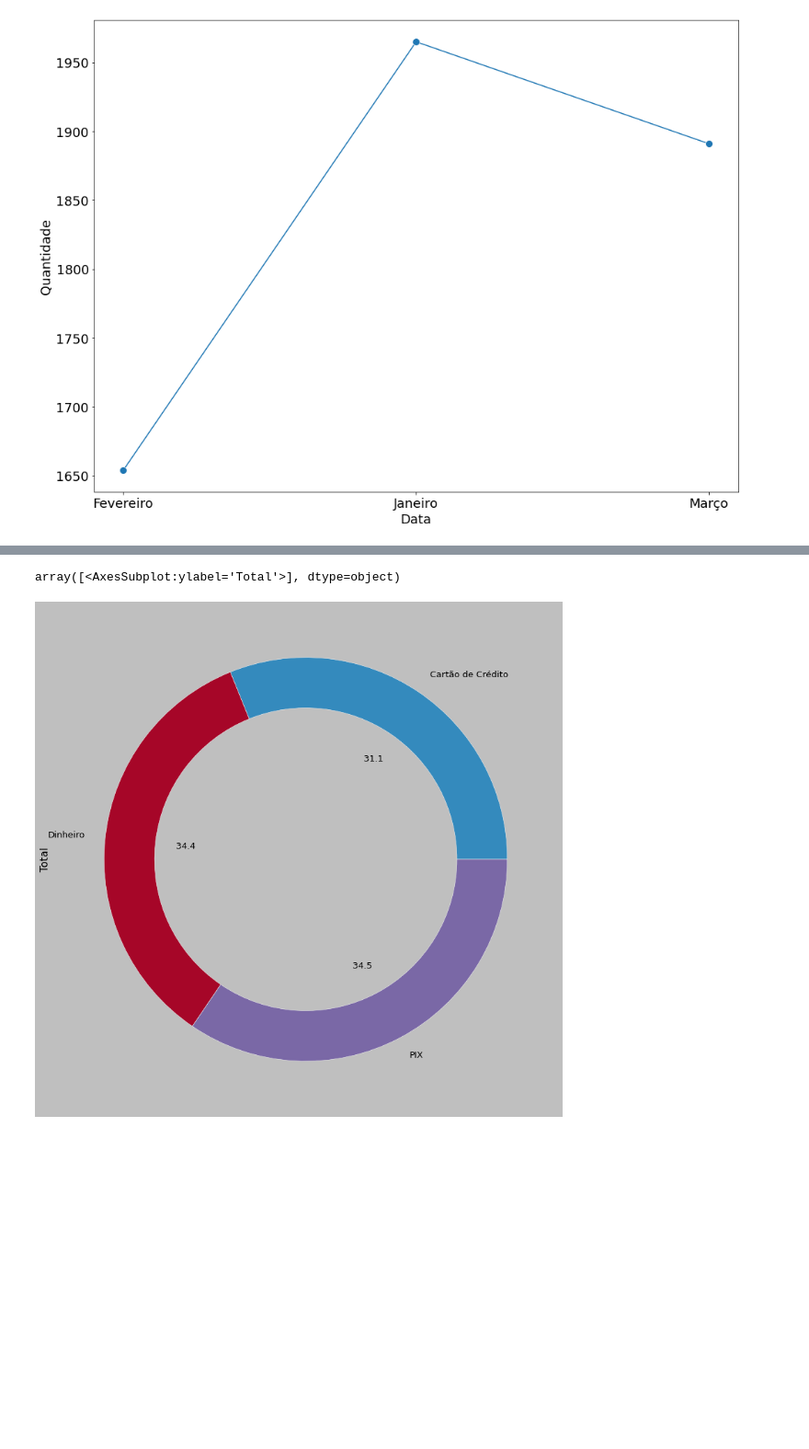
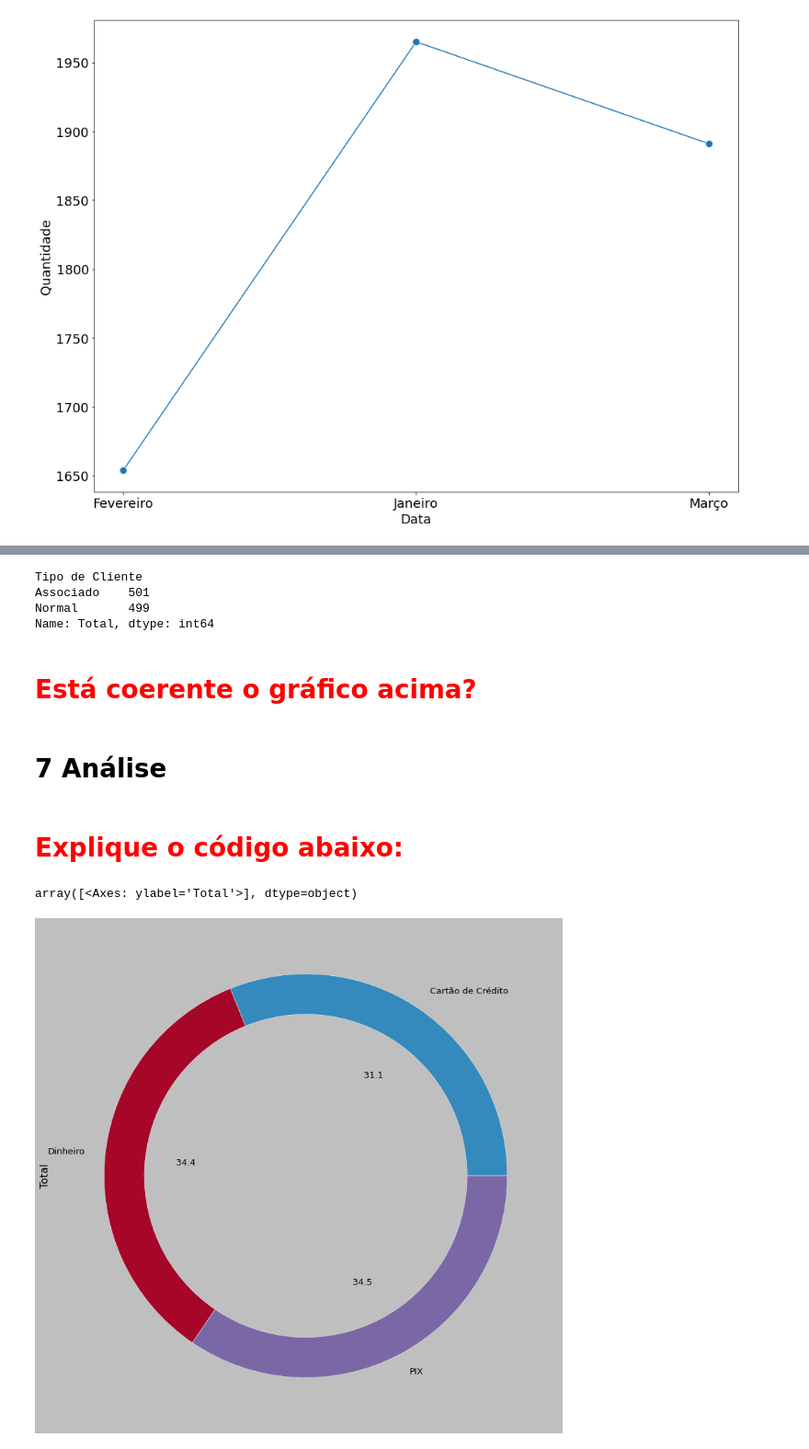
Before and after one commit to Sammus-s/Mineracao-de-Dados, a Jupyter notebook: Primeira_Analise_Dados.ipynb, the cells around one changed output, grey strips where cells are left out. Shown: that part at 92% size. Drawn from its saved outputs; the diff is of its cells as text; code cells hidden in the pictures; blank space fills up the shorter version.

```diff
--- a/Primeira_Analise_Dados.ipynb
+++ b/Primeira_Analise_Dados.ipynb
@@ -415,8 +480,20 @@ df.head()
+# %%
+df.groupby('Tipo de Cliente').count()['Total']
+# %% [output]
+Tipo de Cliente
+Associado    501
+Normal       499
+Name: Total, dtype: int64
+# %% [markdown]
+# <font color='red'>Está coerente o gráfico acima?</font>
+# %% [markdown]
+# **7 Análise**
+# %% [markdown]
+# <font color='red'>Explique o código abaixo:</font>
 # %%
-from matplotlib.figure import figaspect
 plt.style.use('classic')
 plt.style.use('bmh')
-df.groupby('Pagamento').count()['Total'].plot(kind='pie', autopct='%.1f', figsize=(16,12), subplots=True, wedgeprops=dict(width=0.25))
+df.groupby('Pagamento').count()['Total'].plot(kind='pie', autopct='%.1f', figsize=(16,12), subplots=True, wedgeprops=dict(width=0.20))
 # %% [output]
-array([<AxesSubplot:ylabel='Total'>], dtype=object)
+array([<Axes: ylabel='Total'>], dtype=object)
-[figure, old version]
+[figure, new version]
```
Also changed, not shown: parts of 89 cells of this notebook.
